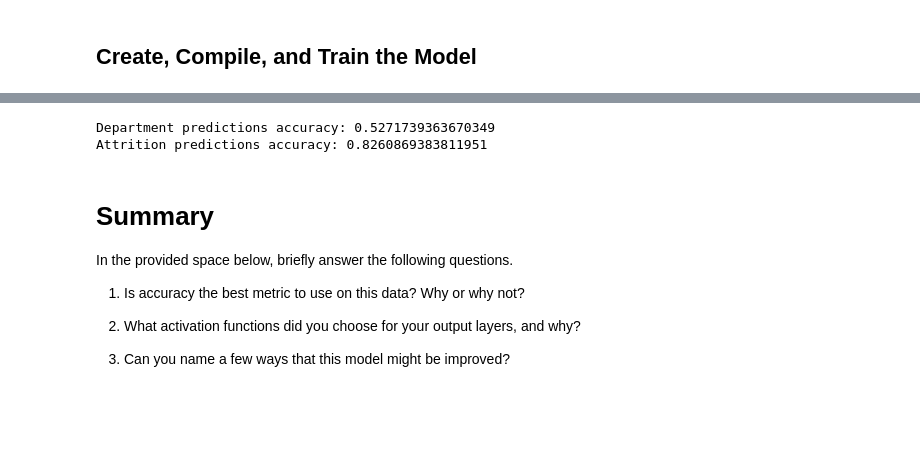
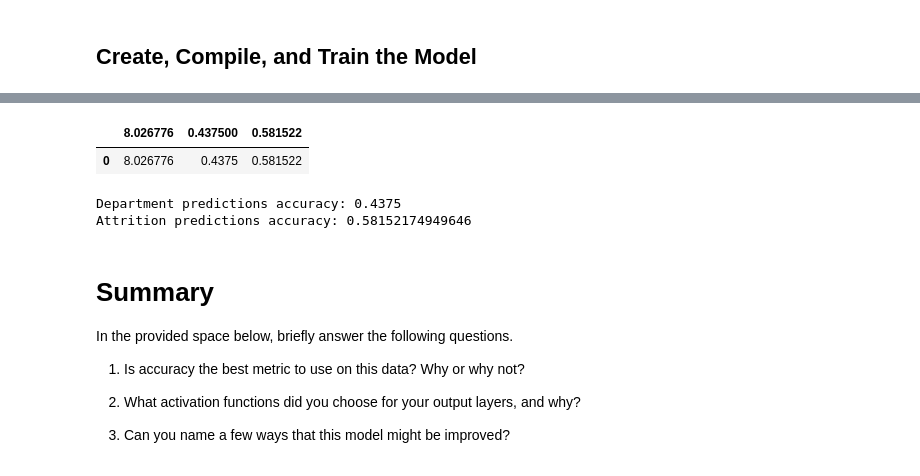
Before and after one commit to lordegraves/neural-network-challenge-2, a Jupyter notebook: attrition.ipynb, the cells around one changed output, grey strips where cells are left out. Drawn from its saved outputs; the diff is of its cells as text; code cells hidden in the pictures; blank space fills up the shorter version.

```diff
--- a/attrition.ipynb
+++ b/attrition.ipynb
@@ -131,7 +137,7 @@ from sklearn.preprocessing import OneHotEncoder
 department_encoder = OneHotEncoder(sparse_output=False)
 
 # Fit the encoder to the training data
-department_encoded = department_encoder.fit_transform(attrition_df[['Department']])
+department_encoded = department_encoder.fit(y_train[['Department']])
 
 # Create two new variables by applying the encoder
 # to the training and testing data
@@ -152,12 +158,13 @@ array([[0., 1., 0.],
 attrition_encoder = OneHotEncoder(sparse_output=False)
 
 # Fit the encoder to the training data
-attrition_encoded = attrition_encoder.fit_transform(attrition_df[['Attrition']])
+attrition_encoded = attrition_encoder.fit(y_train[['Attrition']])
 
 # Create two new variables by applying the encoder
 # to the training and testing data
 attrition_train_encoded = attrition_encoder.transform(y_train[['Attrition']])
 attrition_test_encoded = attrition_encoder.transform(y_test[['Attrition']])
 
-attrition_test_encoded
+print(len(attrition_train_encoded))
+print(len(attrition_test_encoded))
 # %% [output]
@@ -217,7 +207,7 @@ model = Model(inputs=input_layer, outputs=[department_output, attrition_output])
 # Compile the model
 model.compile(optimizer='adam',
               loss={'department_output': 'categorical_crossentropy', 'attrition_output': 'binary_crossentropy'},
-              metrics={'department_output': 'accuracy', 'attrition_output': 'accuracy'})
+              metrics={'department_output': ['accuracy'], 'attrition_output': ['accuracy']})
 
 # Summarize the model
 model.summary()
@@ -244,9 +238,10 @@ ________________________________________________________________________________
 model.fit(
     X_train,
     {'department_output': department_train_encoded, 'attrition_output': attrition_train_encoded},
-    epochs=100,
-    batch_size=35,
-    validation_split=0.2
+    epochs = 100,
+    shuffle = True,
+    validation_data = (X_test_scaled, {'department_output': department_test_encoded, 'attrition_output': attrition_test_encoded}),
+    verbose=2
 )
 # %% [output]
 Epoch 1/100
@@ -270,11 +265,11 @@ Epoch 100/100
 # %%
 # Evaluate the model on the testing data
-loss, department_loss, attrition_loss, department_accuracy, attrition_accuracy = model.evaluate(X_test_scaled, {'department_output': department_test_encoded, 'attrition_output': attrition_test_encoded})
-
+metrics = model.evaluate(X_test_scaled,
+                         {'department_output': department_test_encoded,
+                          'attrition_output': attrition_test_encoded},
+                         verbose=2)
 # Print the results
-print(f"Test Loss: {loss}")
-print(f"Department Loss: {department_loss}")
-print(f"Attrition Loss: {attrition_loss}")
-print(f"Department Accuracy: {department_accuracy}")
-print(f"Attrition Accuracy: {attrition_accuracy}")
+summary_df = pd.DataFrame(metrics).T
+summary_df.columns = metrics
+summary_df
 # %% [output]
@@ -287,8 +277,12 @@ Attrition Accuracy: 0.64402174949646
+|  | 8.026776 | 0.437500 | 0.581522 |
+| 0 | 8.026776 | 0.4375 | 0.581522 |
 # %%
 # Print the accuracy for both department and attrition
+print(f"Department predictions accuracy: {metrics[1]}")
+print(f"Attrition predictions accuracy: {metrics[2]}")
 # %% [output]
-Department predictions accuracy: 0.5271739363670349
-Attrition predictions accuracy: 0.8260869383811951
+Department predictions accuracy: 0.4375
+Attrition predictions accuracy: 0.58152174949646
 # %% [markdown]
 # Summary
 
```
Also changed, not shown: parts of 8 cells of this notebook.
